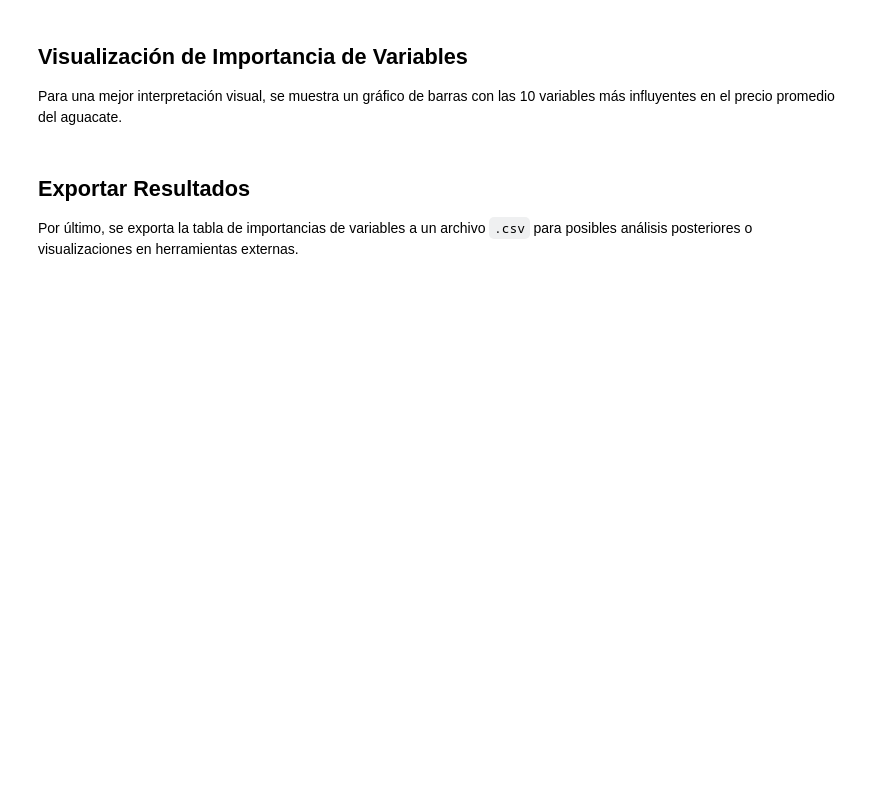
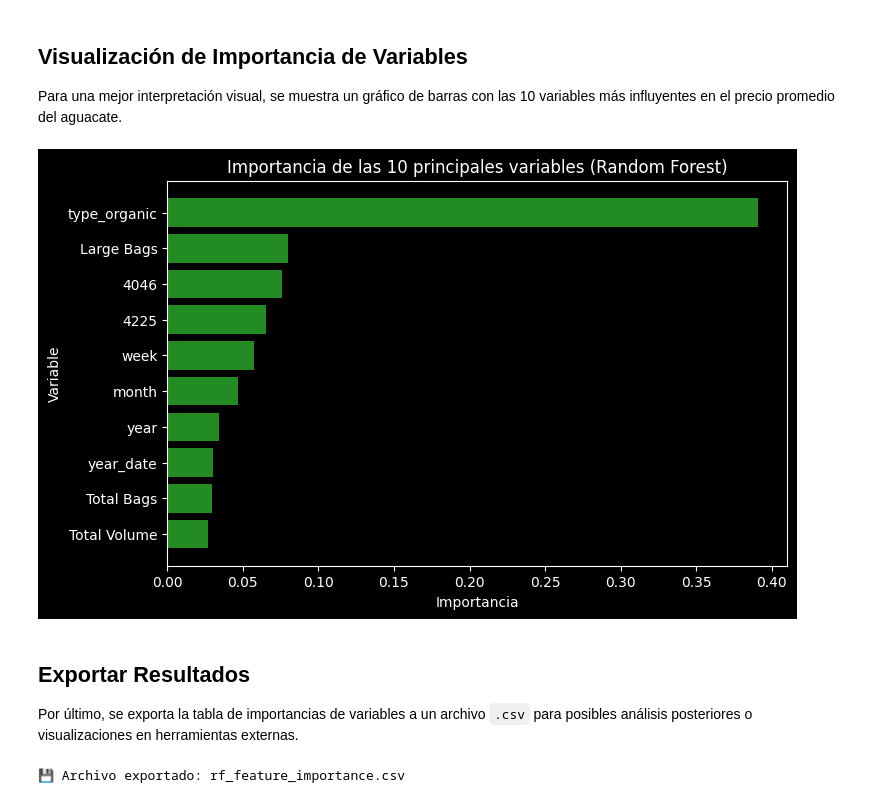
Before and after one commit to RonaldoMunoz/2025-2-CienciaDeDatosProyecto2, a Jupyter notebook: random_forestt.ipynb, the cells around one changed output. Saved outputs shown, nothing was run; the diff lists cells and outputs as text; code cells hidden in the pictures; blank space fills up the shorter version.

```diff
--- a/random_forestt.ipynb
+++ b/random_forestt.ipynb
@@ -12,13 +12,14 @@ El dataset utilizado (`avocado_final_clean.csv`) ya ha sido sometido a un proces
 ---
 # %%
 import pandas as pd
-from sklearn.model_selection import train_test_split
+import numpy as np
 from sklearn.ensemble import RandomForestRegressor
 from sklearn.metrics import mean_absolute_error, mean_squared_error, r2_score
-import numpy as np
+import matplotlib.pyplot as plt
 
-# Cargar el dataset limpio y estandarizado
-df = pd.read_csv("avocado_final_clean.csv")
+# --- 1️⃣ Cargar datasets ya limpios y escalados ---
+train_df = pd.read_csv("avocado_train_clean.csv")
+test_df = pd.read_csv("avocado_test_clean.csv")
 
-print(f"✅ Dataset cargado: {df.shape[0]} filas y {df.shape[1]} columnas")
-df.head()
+print(f"✅ Datos cargados correctamente:")
+print(f"Entrenamiento: {train_df.shape}, Prueba: {test_df.shape}")
@@ -32,13 +36,11 @@ El modelo debe predecir el **precio promedio del aguacate (`AveragePrice`)**, po
 
 Se separan ambas para permitir el entrenamiento supervisado del modelo.
 # %%
-# Separar variable objetivo y variables predictoras
-target = "AveragePrice"
-X = df.drop(columns=[target])
-y = df[target]
+X_train = train_df.drop(columns=["AveragePrice"])
+y_train = train_df["AveragePrice"]
 
-print("Variable objetivo: {target}")
-print("Variables predictoras: {X.shape[1]}")
+X_test = test_df.drop(columns=["AveragePrice"])
+y_test = test_df["AveragePrice"]
 # %% [markdown]
 ##  División de Datos: Entrenamiento y Prueba
 
@@ -49,11 +51,12 @@ Para evaluar correctamente el desempeño del modelo, se divide el dataset en dos
 
 La división se realiza con `train_test_split`, fijando una semilla aleatoria (`random_state=42`) para garantizar reproducibilidad.
 # %%
-X_train, X_test, y_train, y_test = train_test_split(
-    X, y, test_size=0.2, random_state=42
+rf = RandomForestRegressor(
+    n_estimators=200,
+    max_depth=None,
+    random_state=42,
+    n_jobs=-1
 )
-
-print(f"📊 Entrenamiento: {X_train.shape}, Prueba: {X_test.shape}")
 # %% [markdown]
 ## Entrenamiento del Modelo: Random Forest Regressor
 
@@ -107,8 +108,10 @@ Esto se calcula a partir de la **importancia promedio de las características**
 A continuación se muestran las 10 variables más relevantes.
 # %%
 importances = pd.DataFrame({
-    "Variable": X.columns,
+    "Variable": X_train.columns,
     "Importancia": rf.feature_importances_
 }).sort_values(by="Importancia", ascending=False)
 
-importances.head(10)
+# Mostrar las 10 más importantes
+print("\n🔍 Top 10 variables más influyentes:")
+print(importances.head(10))
@@ -117,16 +133,16 @@ importances.head(10)
 
 Para una mejor interpretación visual, se muestra un gráfico de barras con las 10 variables más influyentes en el precio promedio del aguacate.
 # %%
-import matplotlib.pyplot as plt
-
 top10 = importances.head(10)
 plt.figure(figsize=(8, 5))
-plt.barh(top10["Variable"], top10["Importancia"], color='green')
+plt.barh(top10["Variable"], top10["Importancia"], color='forestgreen')
 plt.gca().invert_yaxis()
-plt.title("🔍 Importancia de las 10 principales variables")
+plt.title("Importancia de las 10 principales variables (Random Forest)")
 plt.xlabel("Importancia")
 plt.ylabel("Variable")
 plt.show()
+# %% [output]
+[figure, added]
 # %% [markdown]
 ## Exportar Resultados
 
@@ -134,3 +150,5 @@ Por último, se exporta la tabla de importancias de variables a un archivo `.csv
 # %%
 importances.to_csv("rf_feature_importance.csv", index=False)
 print("💾 Archivo exportado: rf_feature_importance.csv")
+# %% [output]
+💾 Archivo exportado: rf_feature_importance.csv
```
Also changed, not shown: parts of 4 cells of this notebook, 8 other files.
